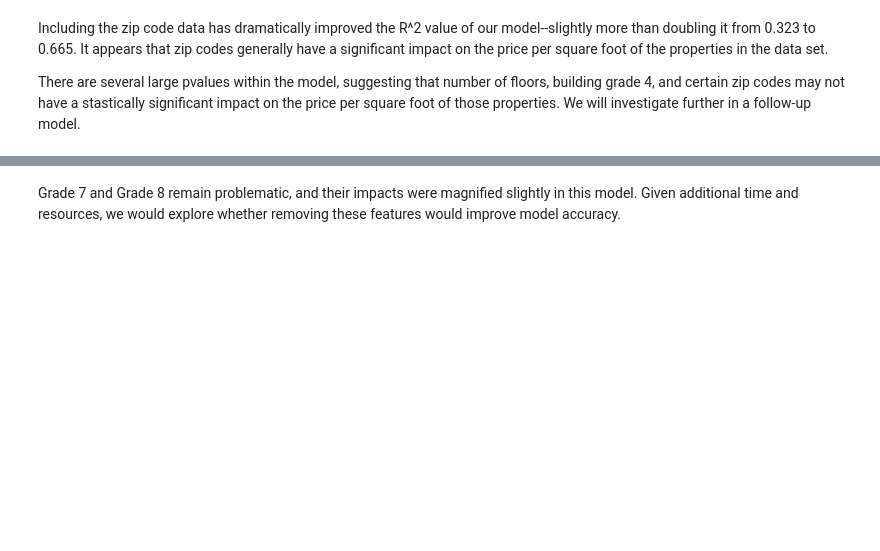
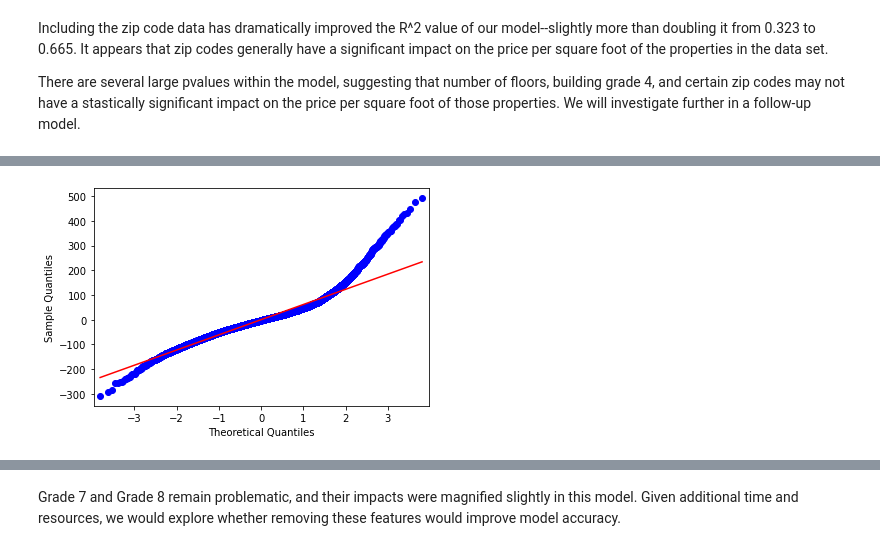
Before and after one commit to ThomasHChapman/P2-SeattleHousing, a Jupyter notebook: working_notebooks/tom_working.ipynb, the cells around one changed output, grey strips where cells are left out. Cells and saved outputs as stored; diff of their text form; code cells hidden in the pictures; blank space fills up the shorter version.

```diff
--- a/working_notebooks/tom_working.ipynb
+++ b/working_notebooks/tom_working.ipynb
@@ -525,0 +533,14 @@ ax.scatter(x=range(y_hat.shape[0]), y=resid, alpha=0.1);
+# %%
+train_preds = lr.predict(X_train_const)
+test_preds = lr.predict(X_test_const)
+
+# Checking for Normality
+
+# Calculate Residuals
+train_residuals = np.ndarray.flatten(y_train) - np.ndarray.flatten(train_preds)
+test_residuals = y_test - np.ndarray.flatten(test_preds)
+
+# QQ Plot
+sm.qqplot(train_residuals, line='r');
+# %% [output]
+[figure, added]
```
Also changed, not shown: parts of 29 cells of this notebook.
